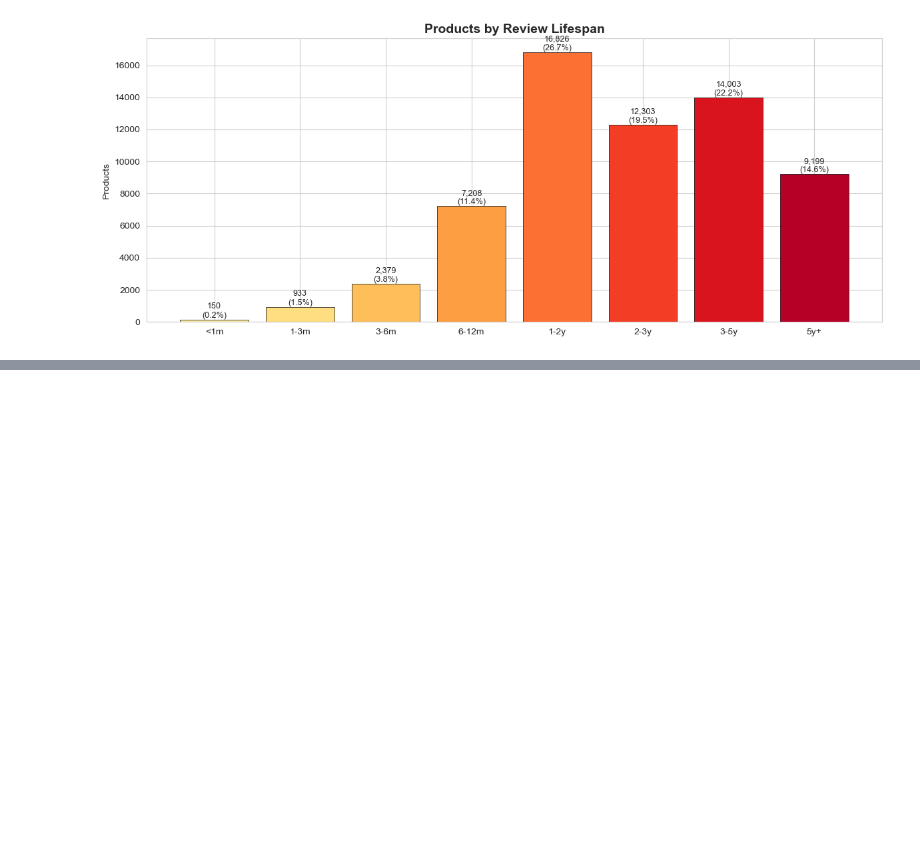
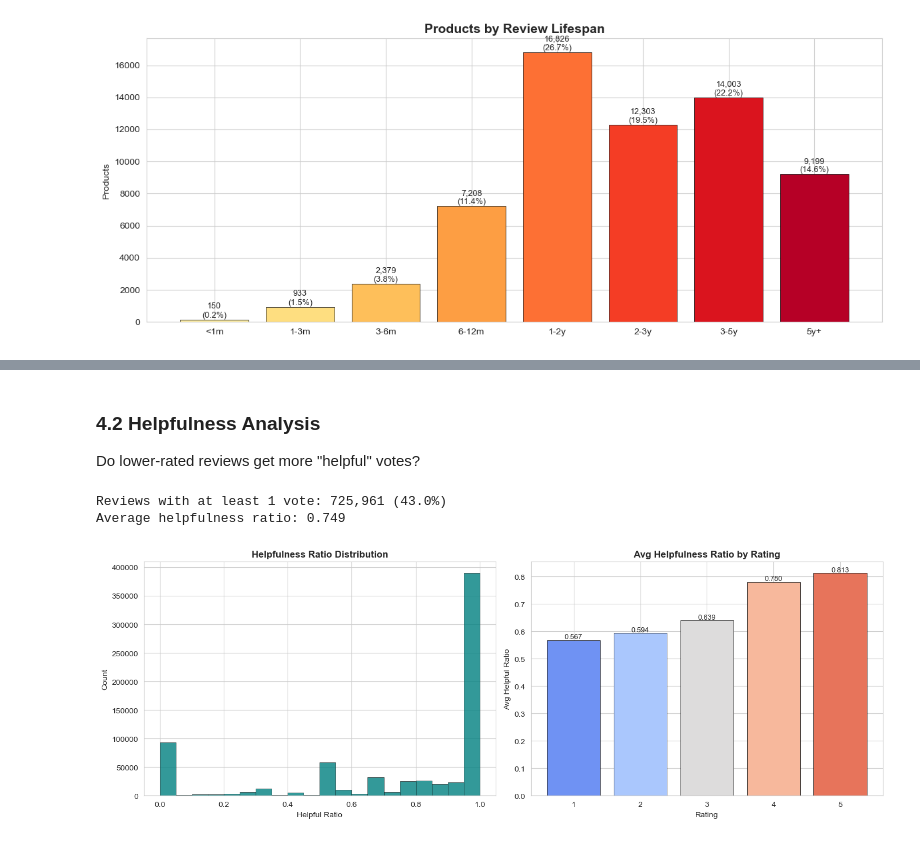
Before and after one commit to iremmkrtlmz/Amazon-Electronics-Intelligence, a Jupyter notebook: amazon_electronics_intelligence.ipynb, the cells around one changed output, grey strips where cells are left out. Saved outputs shown, nothing was run; the diff lists cells and outputs as text; code cells hidden in the pictures; blank space fills up the shorter version.

```diff
--- a/amazon_electronics_intelligence.ipynb
+++ b/amazon_electronics_intelligence.ipynb
@@ -461,0 +540,41 @@ plt.show()
+# %% [markdown]
+### 4.2 Helpfulness Analysis
+
+Do lower-rated reviews get more "helpful" votes?
+# %%
+# Extract helpful votes and total votes from the helpful column
+df['helpful_votes'] = df['helpful'].apply(lambda x: x[0])
+df['total_votes'] = df['helpful'].apply(lambda x: x[1])
+
+# Only calculate ratio for reviews that actually received votes
+voted = df[df['total_votes'] > 0].copy()
+voted['helpful_ratio'] = voted['helpful_votes'] / voted['total_votes']
+
+print(f"Reviews with at least 1 vote: {len(voted):,} ({len(voted)/len(df)*100:.1f}%)")
+print(f"Average helpfulness ratio: {voted['helpful_ratio'].mean():.3f}")
+
+# Distribution of helpfulness ratio
+fig, (ax1, ax2) = plt.subplots(1, 2, figsize=(14, 5))
+
+ax1.hist(voted['helpful_ratio'], bins=20, color='teal', edgecolor='black', lw=0.5, alpha=0.8)
+ax1.set_title('Helpfulness Ratio Distribution', fontweight='bold')
+ax1.set_xlabel('Helpful Ratio')
+ax1.set_ylabel('Count')
+
+# Average helpfulness ratio by rating
+avg_help = voted.groupby('overall')['helpful_ratio'].mean()
+ax2.bar(avg_help.index, avg_help.values, color=sns.color_palette('coolwarm', 5),
+        edgecolor='black', lw=0.5)
+ax2.set_title('Avg Helpfulness Ratio by Rating', fontweight='bold')
+ax2.set_xlabel('Rating')
+ax2.set_ylabel('Avg Helpful Ratio')
+ax2.set_xticks([1, 2, 3, 4, 5])
+for x, y in zip(avg_help.index, avg_help.values):
+    ax2.text(x, y + 0.005, f'{y:.3f}', ha='center', fontsize=9)
+
+plt.tight_layout()
+plt.show()
+# %% [output]
+Reviews with at least 1 vote: 725,961 (43.0%)
+Average helpfulness ratio: 0.749
+[figure, added]
```
Also changed, not shown: parts of 5 cells of this notebook.
